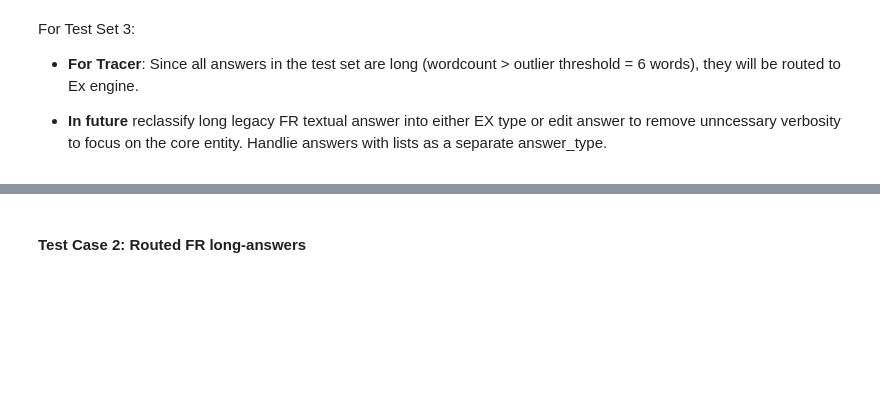
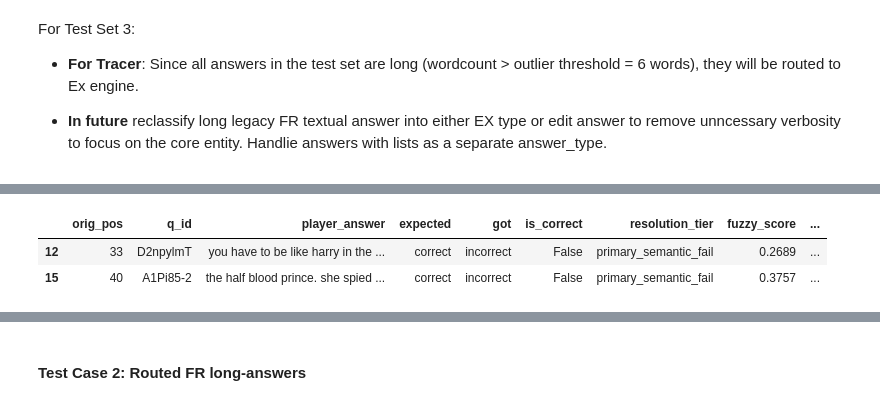
Before and after one commit to RSipra/semantic_verification_engine, a Jupyter notebook: notebooks/02_research/08_nlp_lab_v0.ipynb, the cells around one changed output, grey strips where cells are left out. Drawn from its saved outputs; the diff is of its cells as text; code cells hidden in the pictures; blank space fills up the shorter version.

```diff
--- a/notebooks/02_research/08_nlp_lab_v0.ipynb
+++ b/notebooks/02_research/08_nlp_lab_v0.ipynb
@@ -1061,7 +1098,7 @@ ex_test_suite = {
             {'player_answer': 'they fear their mortality','expected':'incorrect', 'test_type':'nli_contradiction'}, # inverted logic
             {'player_answer': 'death has faced them', 'expected': 'incorrect', 'test_type': 'nli_contradiction'},
             {'player_answer': 'one who has faced it', 'expected':'incorrect', 'test_type':'sbert_fail'},
-            {'player_answer': 'he faced the grim reaper', 'expected':'incorrect', 'test_type':'failed_coverage_synonym'},
+            {'player_answer': 'he faced the grim reaper', 'expected':'correct', 'test_type':'semantic_alternative'},
             {'player_answer': 'you have to be like harry in the forest when he dropped the resurrection stone to meet voldemort','expected':'correct', 'test_type':'alt_rephrasing'},  # no token overlap, no direct entailment, abstractly correct
             {'player_answer': 'i dont know','expected':'incorrect', 'test_type':'primary_sbert_fail'},  # could uses as a trigger phrase for hint / explanation in game
         ]
@@ -1237,0 +1239,14 @@ LLM resolution time: 27.29 seconds
+# %%
+# convert failed test results to a df
+test_11_fail_df = pd.DataFrame([{"orig_pos": pos_map.get(make_key(r), None),
+                                 **{k: v for k, v in r.items() if k != "telemetry"},
+                                 **r["telemetry"].__dict__}
+                                for r in test_results['failed']
+                                ])
+# group results by resolution tier for main failure causes
+test_11_fail_df.groupby('resolution_tier').agg(count=("player_answer","count"),
+                                               fuzzy_mean=("fuzzy_score", "mean"),
+                                               prime_sim=('primary_similarity_score', 'mean'),
+                                               entailment_count=("nli_label", lambda x: (x == "entailment").sum()),
+                                               neutral_count=("nli_label", lambda x: (x == "neutral").sum()),
+                                               nli_confidence=("nli_confidence", "mean")).round(4)
@@ -1237,0 +1263,12 @@ LLM resolution time: 27.29 seconds
+# %%
+test_11_fail_df["orig_pos"] = test_11_fail_df["orig_pos"].astype("Int64")
+
+# list of test cases that failed for comparison with other configurations
+test_11_fail_ids = test_11_fail_df['orig_pos'].tolist()
+
+# review questions that failed primary semantic matching with sbert
+test_11_fail_df[test_11_fail_df['resolution_tier']=='primary_semantic_fail']
+# %% [output]
+|  | orig_pos | q_id | player_answer | expected | got | is_correct | resolution_tier | fuzzy_score | ... |
+| 12 | 33 | D2npylmT | you have to be like harry in the ... | correct | incorrect | False | primary_semantic_fail | 0.2689 | ... |
+| 15 | 40 | A1Pi85-2 | the half blood prince. she spied ... | correct | incorrect | False | primary_semantic_fail | 0.3757 | ... |
```
Also changed, not shown: parts of 78 cells of this notebook, 2 other files.
